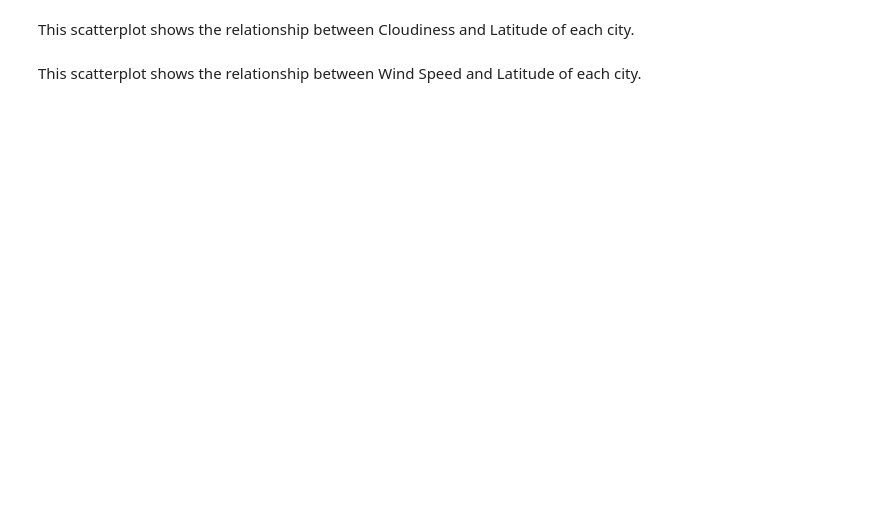
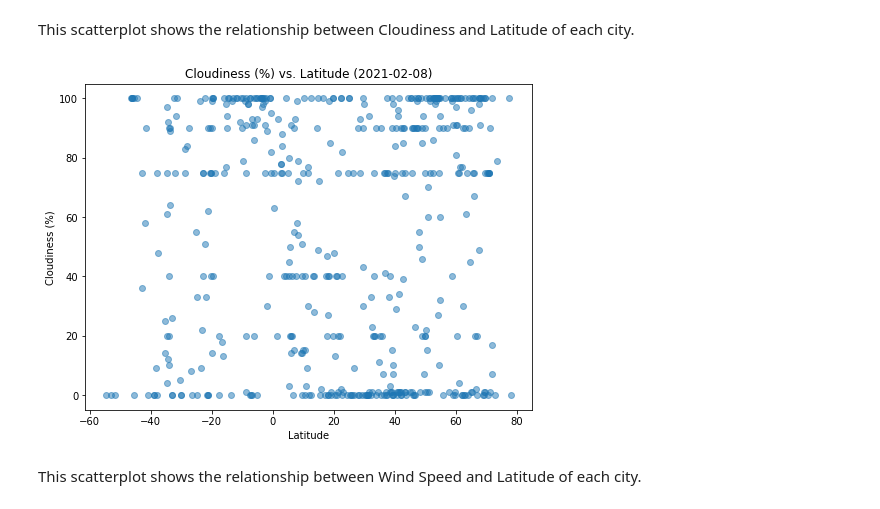
Before and after one commit to drbernal47/python-api-challenge, a Jupyter notebook: WeatherPy/WeatherPy.ipynb, the cells around one changed output. Saved outputs shown, nothing was run; the diff lists cells and outputs as text; code cells hidden in the pictures; blank space fills up the shorter version.

```diff
--- a/WeatherPy/WeatherPy.ipynb
+++ b/WeatherPy/WeatherPy.ipynb
@@ -167,16 +178,18 @@ This scatterplot shows the relationship between Cloudiness and Latitude of each
 # %%
 x_values = weather_df["Latitude"]
 y_str = "Cloudiness (%)"
 y_values = weather_df[y_str]
 
 plt.figure(figsize=(8,6))
-plt.scatter(x_values, y_values)
+plt.scatter(x_values, y_values,alpha=0.5)
 plt.title(f'{y_str} vs. Latitude ({retrieval_date})')
 plt.xlabel("Latitude")
 plt.ylabel(y_str)
 
 plt.savefig("output_data/Cloudiness_vs_Latitude.png")
 plt.show()
+# %% [output]
+[figure, added]
 # %% [markdown]
 This scatterplot shows the relationship between Wind Speed and Latitude of each city.
 # %%
```
Also changed, not shown: parts of 21 cells of this notebook, 13 other files.
